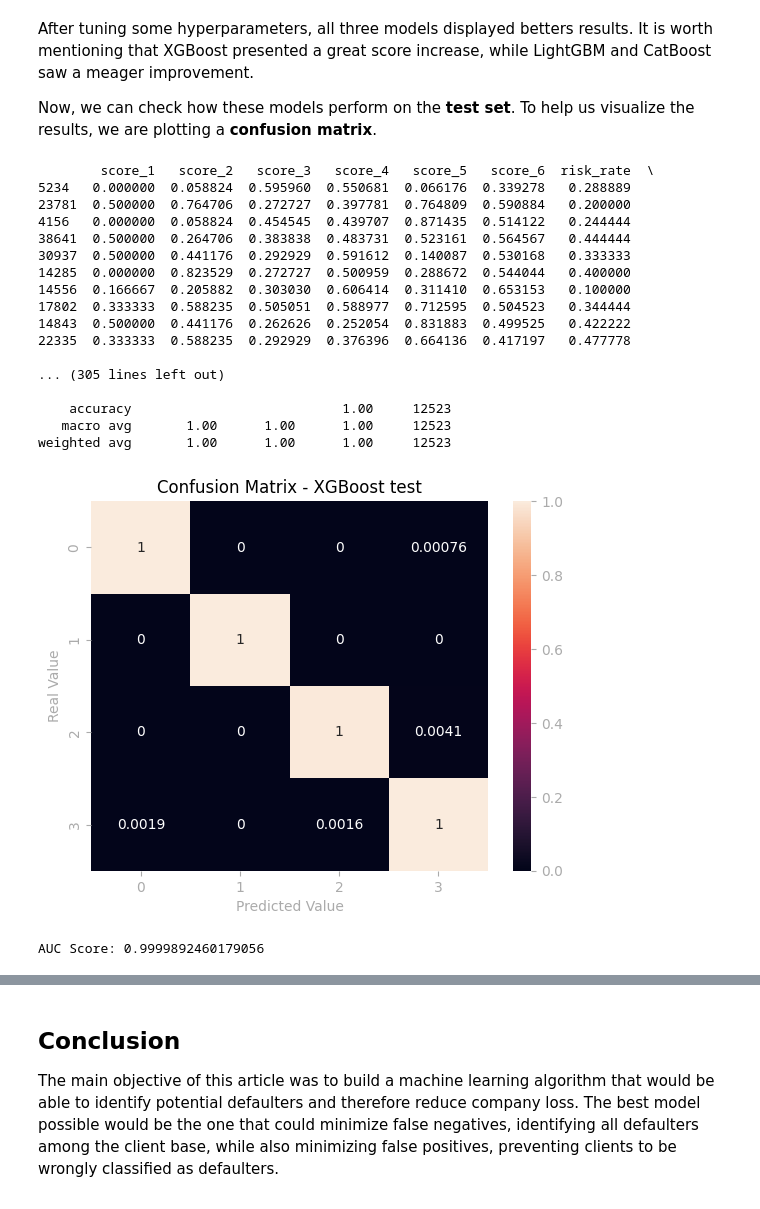
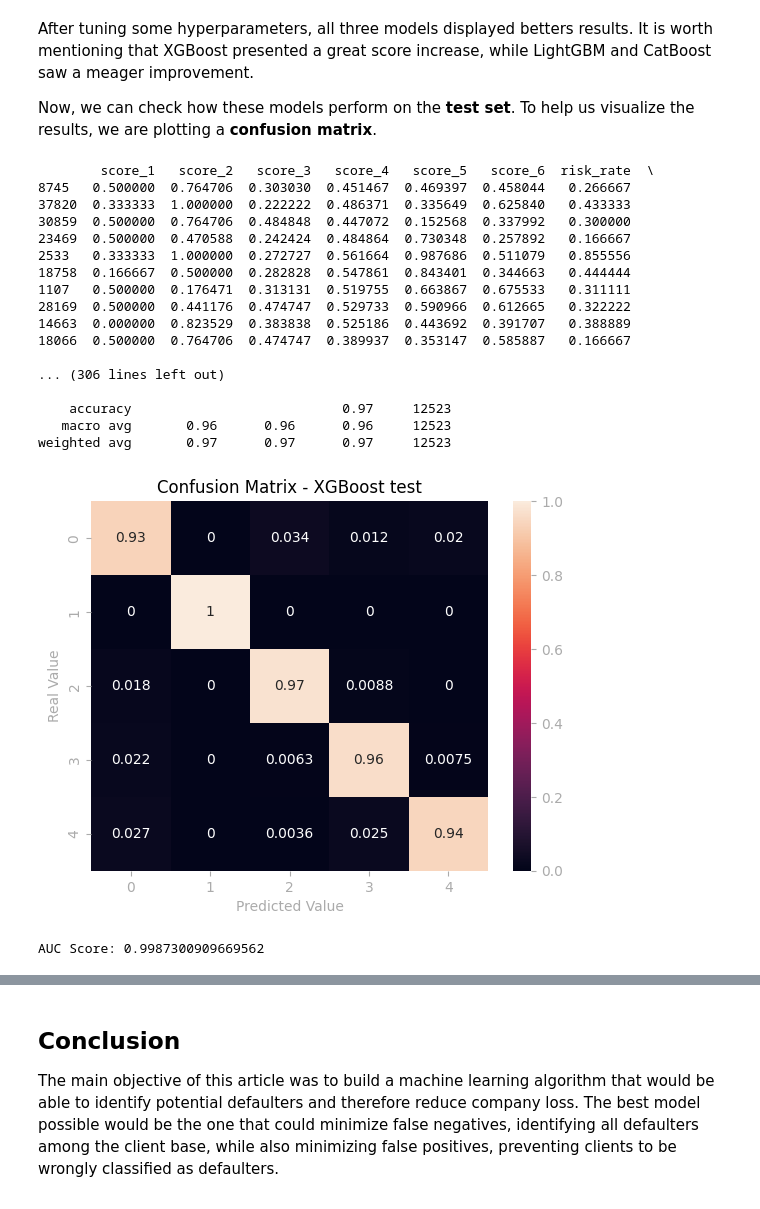
Before and after one commit to Thilanka1999/RiskModels, a Jupyter notebook: BrasilOne/Credit_Risk_Analysis.ipynb, the cells around one changed output, grey strips where cells are left out. Saved outputs shown, nothing was run; the diff lists cells and outputs as text; code cells hidden in the pictures.

```diff
--- a/BrasilOne/Credit_Risk_Analysis.ipynb
+++ b/BrasilOne/Credit_Risk_Analysis.ipynb
@@ -873,7 +855,7 @@ After encoding the categorical variables, let's start working on the machine lea
 from sklearn.cluster import KMeans
 
 # Perform K-Means clustering on normalized data
-kmeans = KMeans(n_clusters=4, random_state=42)
+kmeans = KMeans(n_clusters=5, random_state=42)
 clusters = kmeans.fit_predict(X_processed)
 
 # Add cluster labels to the original dataset
@@ -1115,7 +1098,7 @@ Now, we can check how these models perform on the **test set**. To help us visua
 xgb = XGBClassifier(
     max_depth=5,
     learning_rate=0.01,
-    n_estimators=100,
+    n_estimators=200,
     gamma=1,
     min_child_weight=6,
     # subsample=0.8,
@@ -1160,46 +1143,46 @@ from sklearn.preprocessing import label_binarize
 y_pred_xgb = xgb.predict_proba(X_test_xgb)
 n_classes = len(np.unique(y_test))
 y_test_binarized = label_binarize(y_test, classes=np.arange(n_classes))
 
 auc_score = roc_auc_score(y_test_binarized, y_pred_xgb)
 print("AUC Score:", auc_score)
 
 # Plot ROC curve for each class
 fpr = dict()
 tpr = dict()
 roc_auc = dict()
 for i in range(n_classes):
     fpr[i], tpr[i], _ = roc_curve(y_test_binarized[:, i], y_pred_xgb[:, i])
     roc_auc[i] = roc_auc_score(y_test_binarized[:, i], y_pred_xgb[:, i])
 
 # Plot ROC curves
 plt.figure(figsize=(8, 6))
 for i in range(n_classes):
     plt.plot(fpr[i], tpr[i], label=f'Class {i} (AUC = {roc_auc[i]:.2f})')
 
 plt.plot([0, 1], [0, 1], linestyle='--', color='gray', label='Random Guess')
 plt.xlabel('False Positive Rate (FPR)')
 plt.ylabel('True Positive Rate (TPR)')
 plt.title('ROC Curve - XGBoost (Multiclass)')
 plt.legend()
 plt.show()
 # %% [output]
         score_1   score_2   score_3   score_4   score_5   score_6  risk_rate  \
-5234   0.000000  0.058824  0.595960  0.550681  0.066176  0.339278   0.288889
-23781  0.500000  0.764706  0.272727  0.397781  0.764809  0.590884   0.200000
-4156   0.000000  0.058824  0.454545  0.439707  0.871435  0.514122   0.244444
-38641  0.500000  0.264706  0.383838  0.483731  0.523161  0.564567   0.444444
-30937  0.500000  0.441176  0.292929  0.591612  0.140087  0.530168   0.333333
-14285  0.000000  0.823529  0.272727  0.500959  0.288672  0.544044   0.400000
-14556  0.166667  0.205882  0.303030  0.606414  0.311410  0.653153   0.100000
-17802  0.333333  0.588235  0.505051  0.588977  0.712595  0.504523   0.344444
-14843  0.500000  0.441176  0.262626  0.252054  0.831883  0.499525   0.422222
-22335  0.333333  0.588235  0.292929  0.376396  0.664136  0.417197   0.477778
+8745   0.500000  0.764706  0.303030  0.451467  0.469397  0.458044   0.266667
+37820  0.333333  1.000000  0.222222  0.486371  0.335649  0.625840   0.433333
+30859  0.500000  0.764706  0.484848  0.447072  0.152568  0.337992   0.300000
+23469  0.500000  0.470588  0.242424  0.484864  0.730348  0.257892   0.166667
+2533   0.333333  1.000000  0.272727  0.561664  0.987686  0.511079   0.855556
+18758  0.166667  0.500000  0.282828  0.547861  0.843401  0.344663   0.444444
+1107   0.500000  0.176471  0.313131  0.519755  0.663867  0.675533   0.311111
+28169  0.500000  0.441176  0.474747  0.529733  0.590966  0.612665   0.322222
+14663  0.000000  0.823529  0.383838  0.525186  0.443692  0.391707   0.388889
+18066  0.500000  0.764706  0.474747  0.389937  0.353147  0.585887   0.166667
 
-... (305 lines left out)
+... (306 lines left out)
 
-    accuracy                           1.00     12523
-   macro avg       1.00      1.00      1.00     12523
-weighted avg       1.00      1.00      1.00     12523
+    accuracy                           0.97     12523
+   macro avg       0.96      0.96      0.96     12523
+weighted avg       0.97      0.97      0.97     12523
-[figure, old version]
+[figure, new version]
-AUC Score: 0.9999892460179056
+AUC Score: 0.9987300909669562
```
Also changed, not shown: parts of 9 cells of this notebook.
